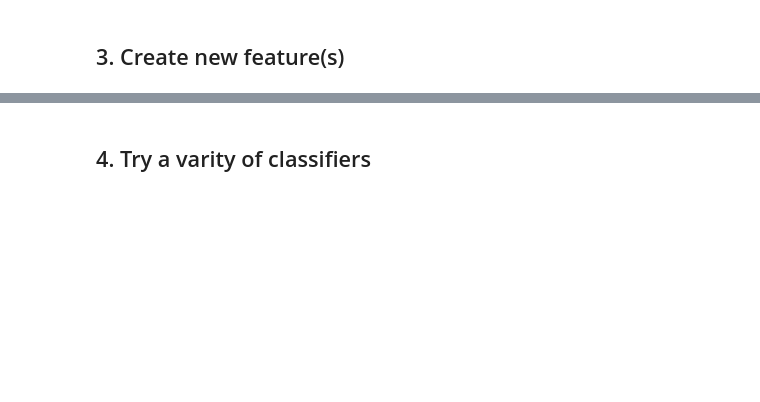
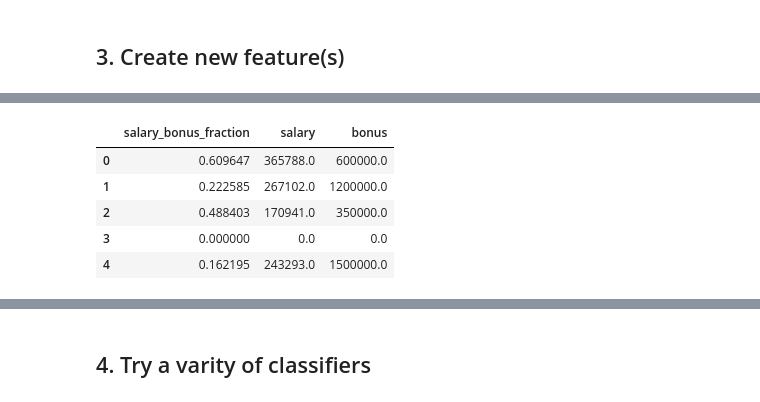
Before and after one commit to ekaraseva/Enron-fraud, a Jupyter notebook: poi_id.ipynb, the cells around one changed output, grey strips where cells are left out. Cells and saved outputs as stored; diff of their text form; code cells hidden in the pictures; blank space fills up the shorter version.

```diff
--- a/poi_id.ipynb
+++ b/poi_id.ipynb
@@ -425,0 +463,12 @@ labels, features = targetFeatureSplit(data)
+# %%
+enron_df['salary_bonus_fraction']=enron_df['salary']/enron_df['bonus']
+enron_df['salary_bonus_fraction']=enron_df['salary_bonus_fraction'].fillna(0)
+enron_df['salary_bonus_fraction'].replace(np.inf, 0, inplace=True)
+enron_df[['salary_bonus_fraction', 'salary', 'bonus']].head()
+# %% [output]
+|  | salary_bonus_fraction | salary | bonus |
+| 0 | 0.609647 | 365788.0 | 600000.0 |
+| 1 | 0.222585 | 267102.0 | 1200000.0 |
+| 2 | 0.488403 | 170941.0 | 350000.0 |
+| 3 | 0.000000 | 0.0 | 0.0 |
+| 4 | 0.162195 | 243293.0 | 1500000.0 |
```
Also changed, not shown: parts of 35 cells of this notebook.
